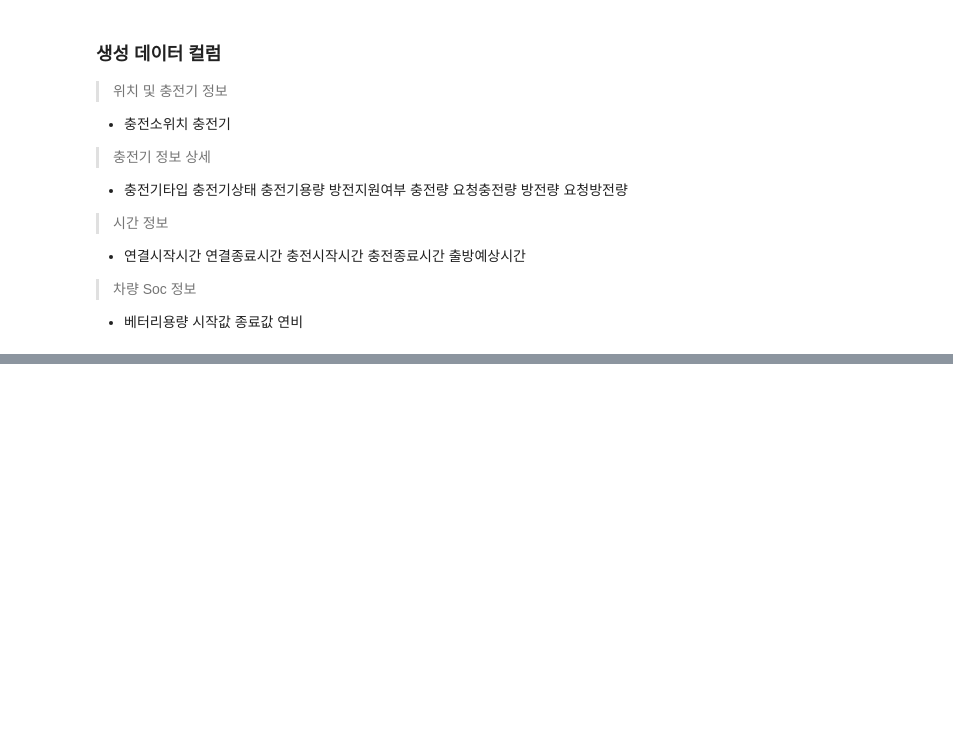
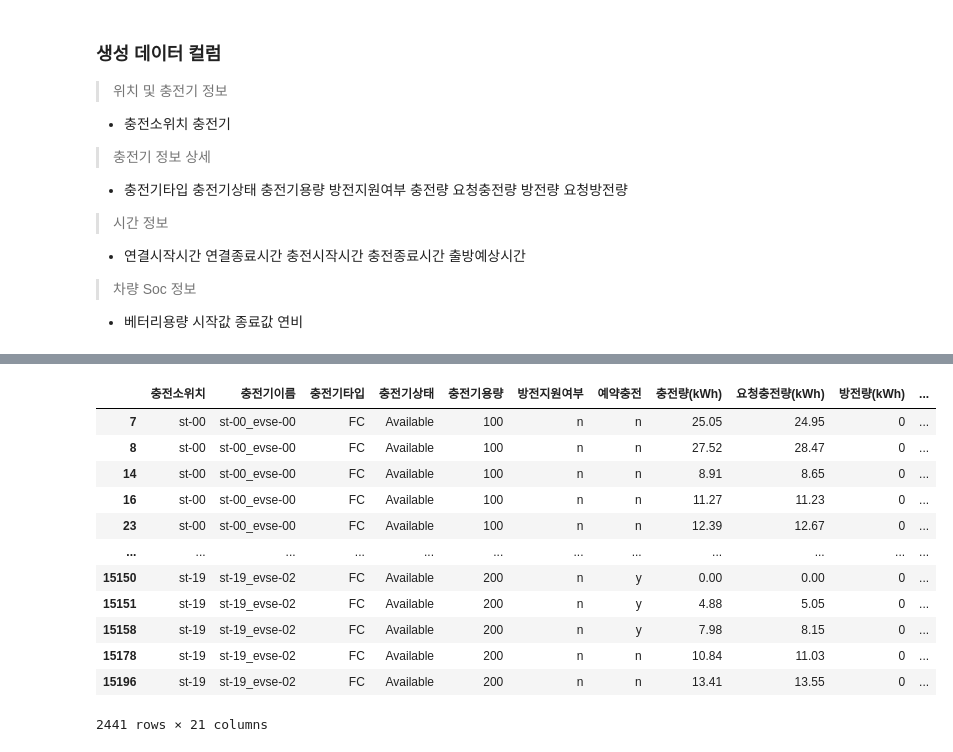
Before and after one commit to AR384/EVSE_mainproject_python, a Jupyter notebook: data/code/dummy.ipynb, the cells around one changed output, grey strips where cells are left out. Drawn from its saved outputs; the diff is of its cells as text; code cells hidden in the pictures; blank space fills up the shorter version.

```diff
--- a/data/code/dummy.ipynb
+++ b/data/code/dummy.ipynb
@@ -17,13 +20,0 @@ import matplotlib.pyplot as plt
-# %%
-#재생성 유지
-random.seed(42)
-np.random.seed(42)
-#충전소위치
-st_number = 50  # 충전소 개수
-location = [f'st-{str(n).zfill(2)}' for n in range(st_number)]
-#충전기 Electric Vehicle Supply Equipment
-evse = []
-for s in location:
-    evse_n = random.randint(2,6)
-    for i in range(evse_n):
-        evse.append(f'{s}_evse-{str(i).zfill(2)}')
@@ -31,0 +369,17 @@ for s in location:
+# %%
+mask = (df_clean['출발예상시간']>df_clean['연결시작시간'])==False
+df_clean[mask]
+# %% [output]
+|  | 충전소위치 | 충전기이름 | 충전기타입 | 충전기상태 | 충전기용량 | 방전지원여부 | 예약충전 | 충전량(kWh) | 요청충전량(kWh) | 방전량(kWh) | ... |
+| 7 | st-00 | st-00_evse-00 | FC | Available | 100 | n | n | 25.05 | 24.95 | 0 | ... |
+| 8 | st-00 | st-00_evse-00 | FC | Available | 100 | n | n | 27.52 | 28.47 | 0 | ... |
+| 14 | st-00 | st-00_evse-00 | FC | Available | 100 | n | n | 8.91 | 8.65 | 0 | ... |
+| 16 | st-00 | st-00_evse-00 | FC | Available | 100 | n | n | 11.27 | 11.23 | 0 | ... |
+| 23 | st-00 | st-00_evse-00 | FC | Available | 100 | n | n | 12.39 | 12.67 | 0 | ... |
+| ... | ... | ... | ... | ... | ... | ... | ... | ... | ... | ... | ... |
+| 15150 | st-19 | st-19_evse-02 | FC | Available | 200 | n | y | 0.00 | 0.00 | 0 | ... |
+| 15151 | st-19 | st-19_evse-02 | FC | Available | 200 | n | y | 4.88 | 5.05 | 0 | ... |
+| 15158 | st-19 | st-19_evse-02 | FC | Available | 200 | n | y | 7.98 | 8.15 | 0 | ... |
+| 15178 | st-19 | st-19_evse-02 | FC | Available | 200 | n | n | 10.84 | 11.03 | 0 | ... |
+| 15196 | st-19 | st-19_evse-02 | FC | Available | 200 | n | n | 13.41 | 13.55 | 0 | ... |
+2441 rows × 21 columns
```
Also changed, not shown: parts of 18 cells of this notebook, 3 other files.
